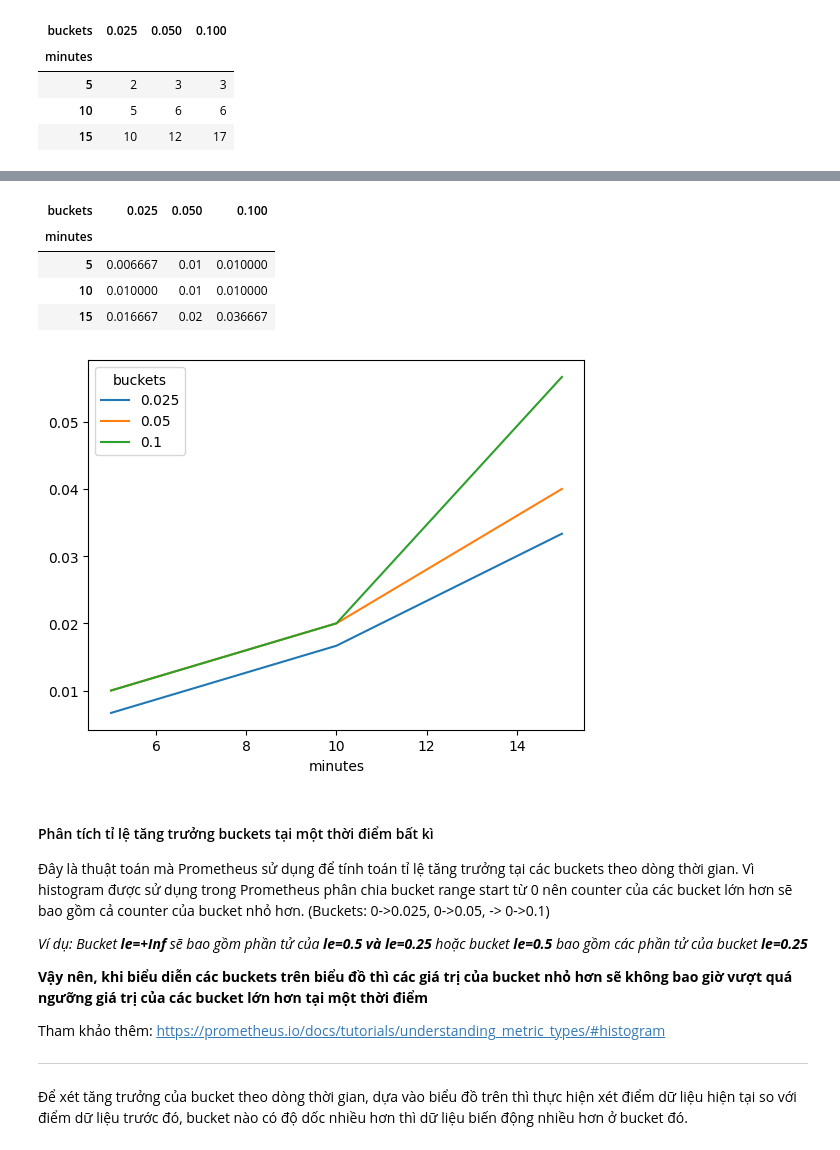
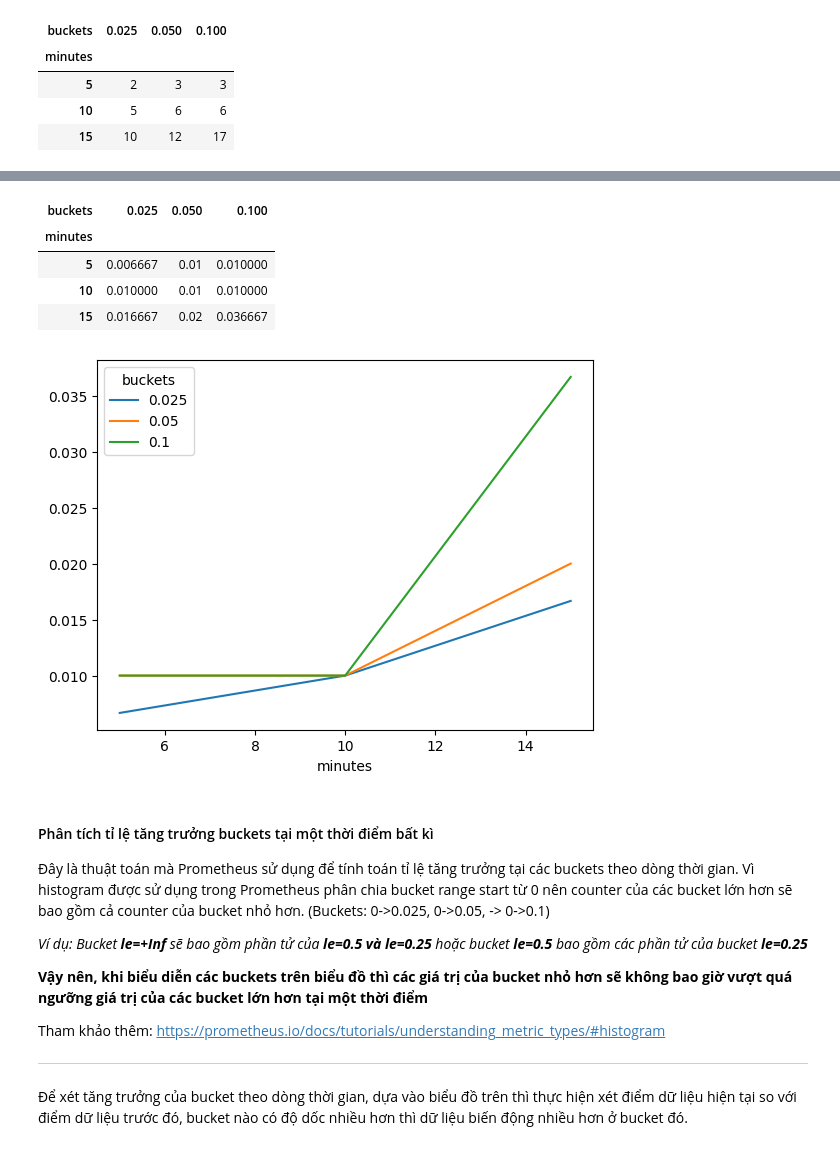
Before and after one commit to vuvietnguyenit/latency_reques_cal, a Jupyter notebook: notebooks/explain.ipynb, the cells around one changed output, grey strips where cells are left out. Saved outputs shown, nothing was run; the diff lists cells and outputs as text; code cells hidden in the pictures.

```diff
--- a/notebooks/explain.ipynb
+++ b/notebooks/explain.ipynb
@@ -94,22 +96,22 @@ Kết quả tính **rate**:
 # %%
 first_row = df.iloc[0].to_dict()
 # Calculate rate[5m]
 df_rate = df[[0.025, 0.050, 0.100]].diff().fillna(first_row) / (5 * 60)
-df_rate.cumsum().plot()
+df_rate.plot()
 df_rate
 # %% [output]
 | buckets | 0.025 | 0.050 | 0.100 |
 | minutes |  |  |  |
 | 5 | 0.006667 | 0.01 | 0.010000 |
 | 10 | 0.010000 | 0.01 | 0.010000 |
 | 15 | 0.016667 | 0.02 | 0.036667 |
-[figure, old version]
+[figure, new version]
 # %% [markdown]
 #### Phân tích tỉ lệ tăng trưởng buckets tại một thời điểm bất kì
 
 Đây là thuật toán mà Prometheus sử dụng để tính toán tỉ lệ tăng trưởng tại các buckets theo dòng thời gian. Vì histogram được sử dụng trong Prometheus phân chia bucket range start từ 0 nên counter của các bucket lớn hơn sẽ bao gồm cả counter của bucket nhỏ hơn. (Buckets: 0->0.025, 0->0.05, -> 0->0.1)
 
-*Ví dụ: Bucket **le=+Inf** sẽ bao gồm phần tử của **le=0.5 và le=0.25** hoặc bucket **le=0.5** bao gồm các phần tử của bucket **le=0.25***
+_Ví dụ: Bucket **le=+Inf** sẽ bao gồm phần tử của **le=0.5 và le=0.25** hoặc bucket **le=0.5** bao gồm các phần tử của bucket **le=0.25**_
 
 **Vậy nên, khi biểu diễn các buckets trên biểu đồ thì các giá trị của bucket nhỏ hơn sẽ không bao giờ vượt quá ngưỡng giá trị của các bucket lớn hơn tại một thời điểm**
 
```
Also changed, not shown: parts of 1 cell of this notebook.
